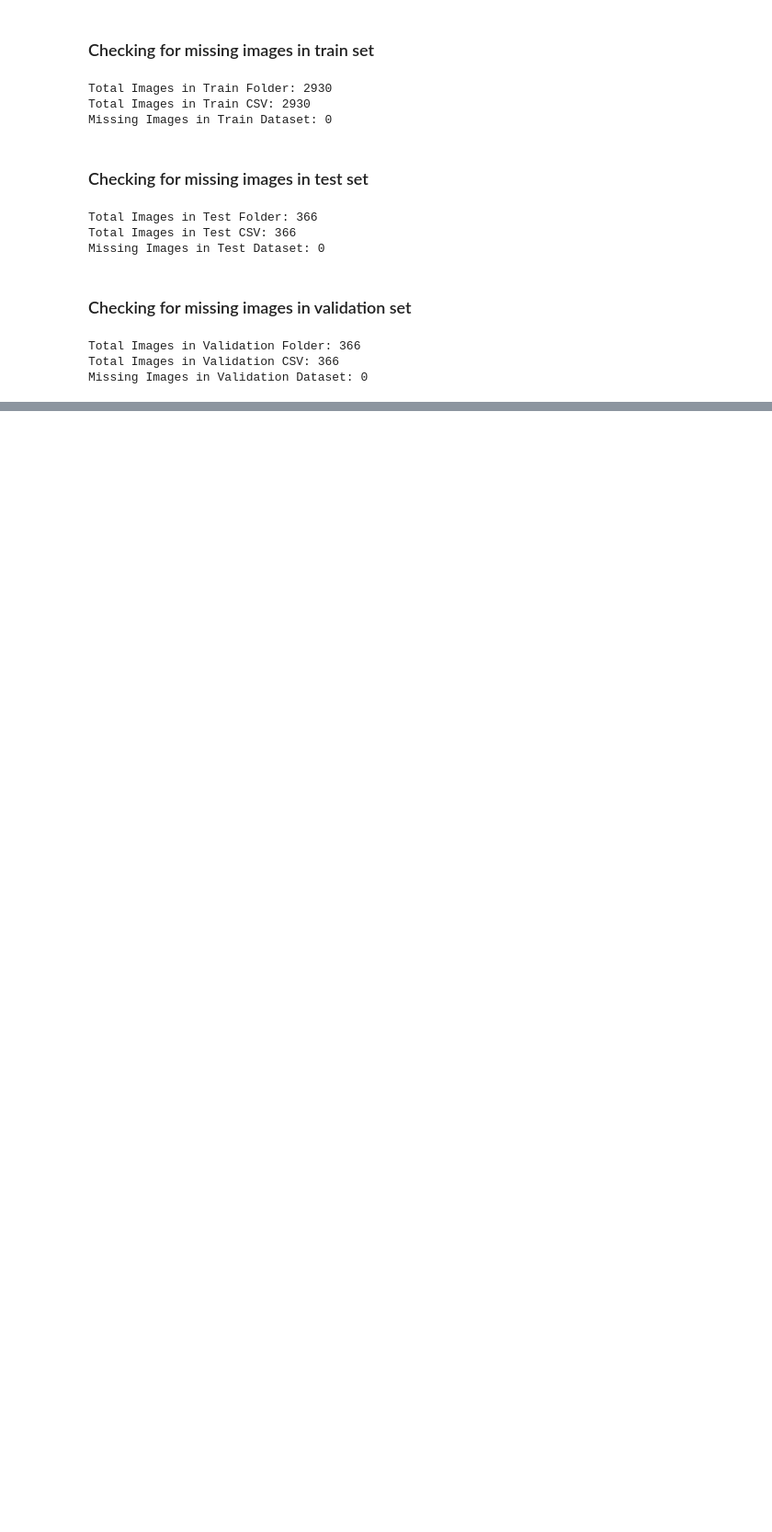
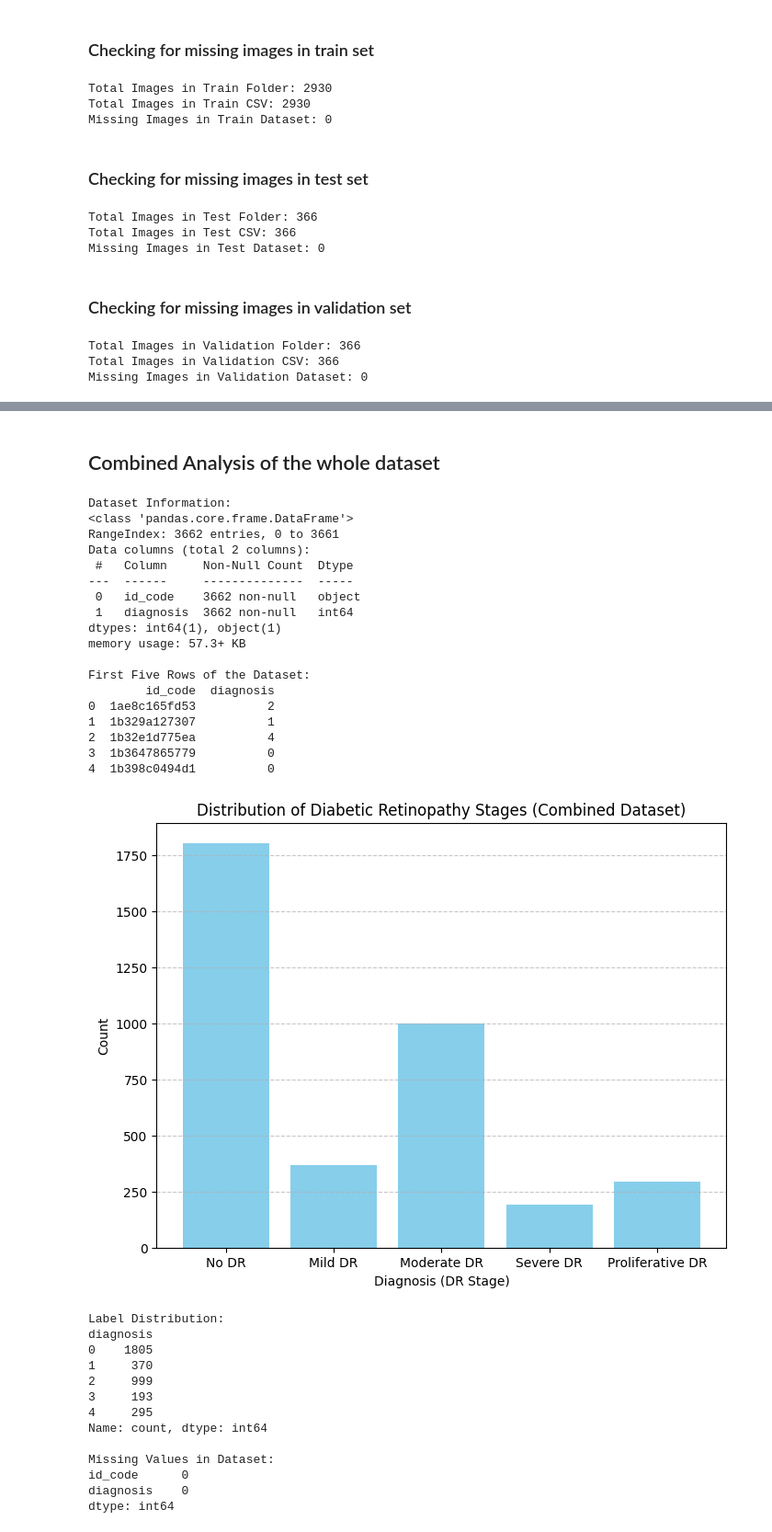
Before and after one commit to Romal27/DSGP-24-Retina94, a Jupyter notebook: Exploratory_Data_Analysis.ipynb, the cells around one changed output, grey strips where cells are left out. Shown at 92% size. Saved outputs shown, nothing was run; the diff lists cells and outputs as text; code cells hidden in the pictures; blank space fills up the shorter version.

```diff
--- a/Exploratory_Data_Analysis.ipynb
+++ b/Exploratory_Data_Analysis.ipynb
@@ -73,0 +246,59 @@ Missing Images in Validation Dataset: 0
+# %% [markdown]
+## Combined Analysis of the whole dataset
+# %%
+combined_data = pd.concat([train_data, val_data, test_data], ignore_index=True)
+
+print("\nDataset Information:")
+combined_data.info()
+
+print("\nFirst Five Rows of the Dataset:")
+print(combined_data.head())
+
+combined_label_distribution = combined_data['diagnosis'].value_counts().sort_index()
+plt.figure(figsize=(8, 6))
+plt.bar(combined_label_distribution.index, combined_label_distribution.values, color='skyblue')
+plt.title("Distribution of Diabetic Retinopathy Stages (Combined Dataset)")
+plt.xlabel("Diagnosis (DR Stage)")
+plt.ylabel("Count")
+plt.xticks([0, 1, 2, 3, 4], ["No DR", "Mild DR", "Moderate DR", "Severe DR", "Proliferative DR"])
+plt.grid(axis='y', linestyle='--', alpha=0.7)
+plt.show()
+
+print("\nLabel Distribution:")
+print(combined_label_distribution)
+
+print("\nMissing Values in Dataset:")
+print(combined_data.isnull().sum())
+# %% [output]
+Dataset Information:
+<class 'pandas.core.frame.DataFrame'>
+RangeIndex: 3662 entries, 0 to 3661
+Data columns (total 2 columns):
+ #   Column     Non-Null Count  Dtype
+---  ------     --------------  -----
+ 0   id_code    3662 non-null   object
+ 1   diagnosis  3662 non-null   int64
+dtypes: int64(1), object(1)
+memory usage: 57.3+ KB
+
+First Five Rows of the Dataset:
+        id_code  diagnosis
+0  1ae8c165fd53          2
+1  1b329a127307          1
+2  1b32e1d775ea          4
+3  1b3647865779          0
+4  1b398c0494d1          0
+[figure, added]
+Label Distribution:
+diagnosis
+0    1805
+1     370
+2     999
+3     193
+4     295
+Name: count, dtype: int64
+
+Missing Values in Dataset:
+id_code      0
+diagnosis    0
+dtype: int64
```
Also changed, not shown: parts of 8 cells of this notebook.
